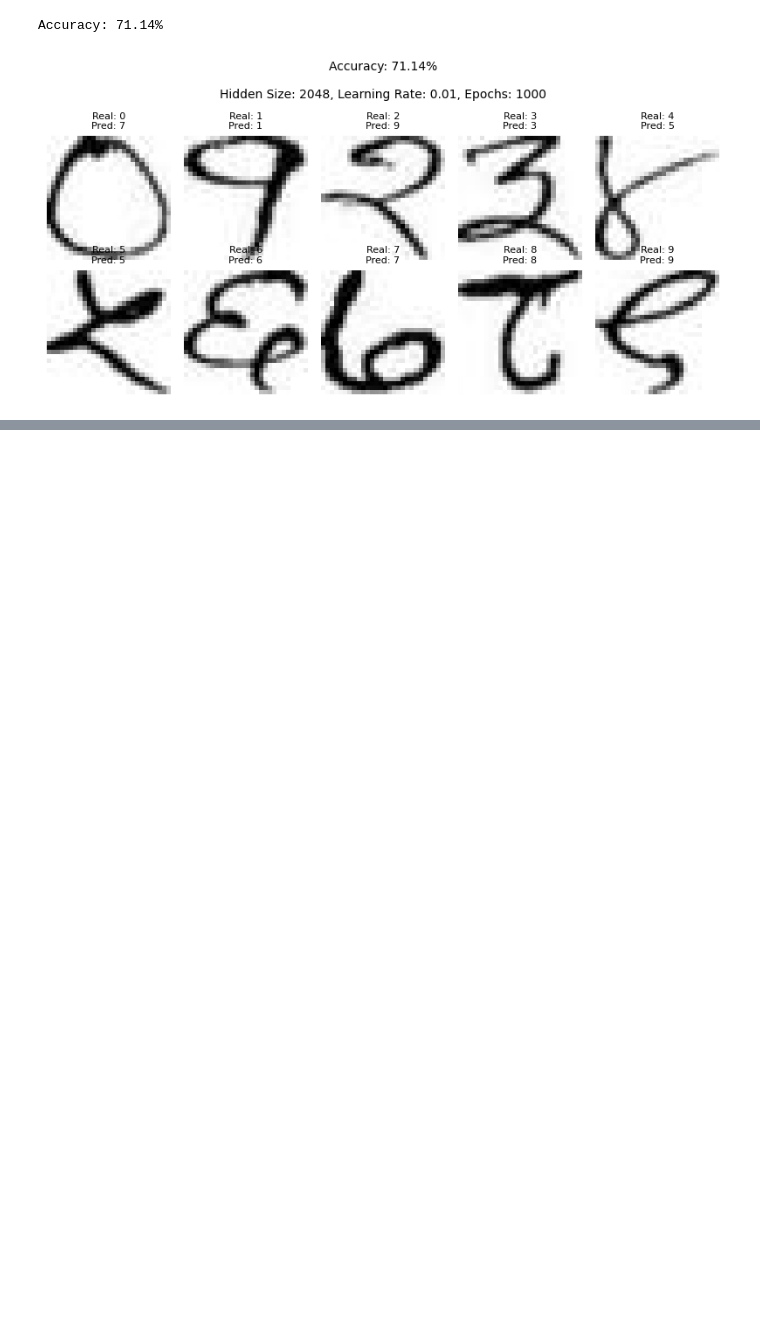
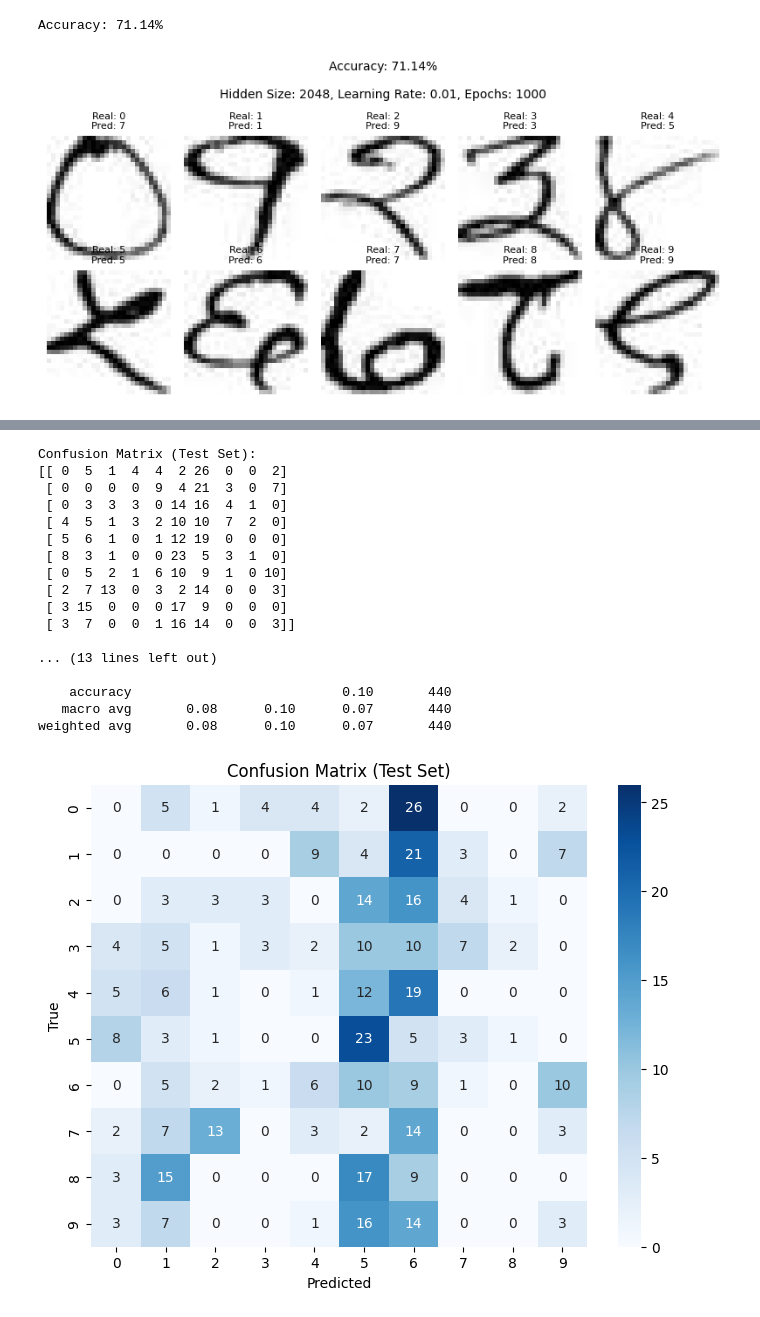
Before and after one commit to rupali-p/nepali-digit-classifier, a Jupyter notebook: model.ipynb, the cells around one changed output, grey strips where cells are left out. Saved outputs shown, nothing was run; the diff lists cells and outputs as text; code cells hidden in the pictures; blank space fills up the shorter version.

```diff
--- a/model.ipynb
+++ b/model.ipynb
@@ -472,0 +762,8 @@ Accuracy: 71.14%
+# %%
+# Make predictions on test data
+predictions = nntvt_784_2048_10_01_1.predict(X_test)
+print("Predictions:", predictions)
+
+# Calculate and display accuracy for the test set
+accuracy = np.mean(predictions == np.argmax(y_test, axis=1))
+print(f"Test Accuracy: {accuracy * 100:.2f}%")
@@ -472,0 +784,39 @@ Accuracy: 71.14%
+# %%
+# Calculate confusion matrix and metrics for the test set
+test_true_labels = np.argmax(y_test, axis=1)
+test_confusion_matrix = confusion_matrix(test_true_labels, predictions)
+test_classification_report = classification_report(test_true_labels, predictions, target_names=[str(label) for label in class_labels])
+
+# Print and display the confusion matrix and metrics for the test set
+print("Confusion Matrix (Test Set):")
+print(test_confusion_matrix)
+
+print("\nClassification Report (Test Set):")
+print(test_classification_report)
+
+# Plot the confusion matrix as a heatmap
+plt.figure(figsize=(8, 6))
+sns.heatmap(test_confusion_matrix, annot=True, fmt='d', cmap='Blues', xticklabels=class_labels, yticklabels=class_labels)
+plt.xlabel('Predicted')
+plt.ylabel('True')
+plt.title('Confusion Matrix (Test Set)')
+plt.show()
+# %% [output]
+Confusion Matrix (Test Set):
+[[ 0  5  1  4  4  2 26  0  0  2]
+ [ 0  0  0  0  9  4 21  3  0  7]
+ [ 0  3  3  3  0 14 16  4  1  0]
+ [ 4  5  1  3  2 10 10  7  2  0]
+ [ 5  6  1  0  1 12 19  0  0  0]
+ [ 8  3  1  0  0 23  5  3  1  0]
+ [ 0  5  2  1  6 10  9  1  0 10]
+ [ 2  7 13  0  3  2 14  0  0  3]
+ [ 3 15  0  0  0 17  9  0  0  0]
+ [ 3  7  0  0  1 16 14  0  0  3]]
+
+... (13 lines left out)
+
+    accuracy                           0.10       440
+   macro avg       0.08      0.10      0.07       440
+weighted avg       0.08      0.10      0.07       440
+[figure, added]
```
Also changed, not shown: parts of 145 cells of this notebook.
